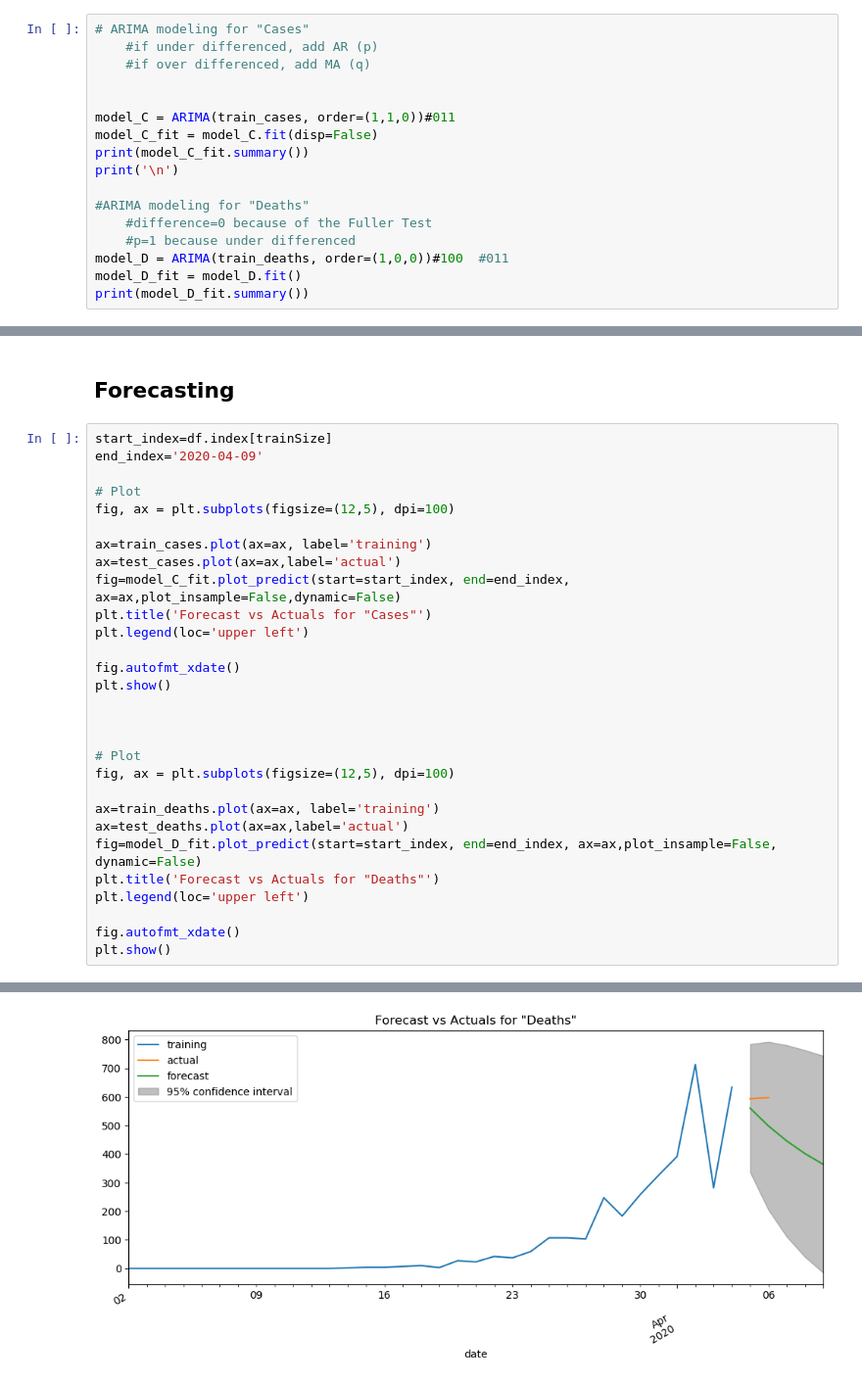
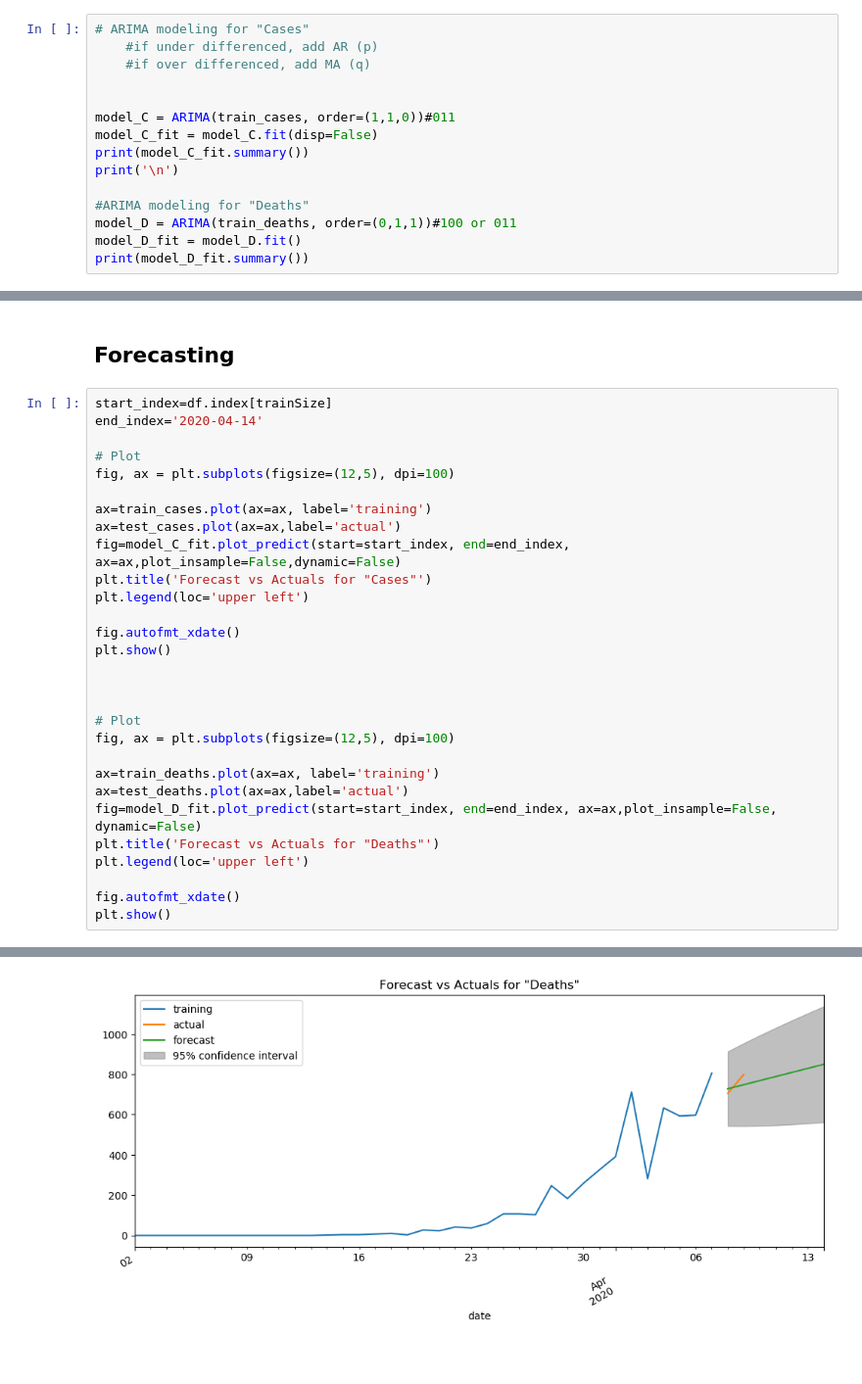
Before and after one commit to tlwang179/covid-19, a Jupyter notebook: Coronavirus_Time_Series.ipynb, the cells around one changed output, grey strips where cells are left out. Shown at 98% size. Drawn from its saved outputs; the diff is of its cells as text; blank space fills up the shorter version.

Commit message:
Update on time series forecast. Change ARIMA parameters for death: Change from stationary and underdifferenced to unstationary  (1st order diff) and overdifferenced

```diff
--- a/Coronavirus_Time_Series.ipynb
+++ b/Coronavirus_Time_Series.ipynb
@@ -131,9 +131,7 @@ print(model_C_fit.summary())
 print('\n')
 
 #ARIMA modeling for "Deaths"
-    #difference=0 because of the Fuller Test
-    #p=1 because under differenced
-model_D = ARIMA(train_deaths, order=(1,0,0))#100  #011
+model_D = ARIMA(train_deaths, order=(0,1,1))#100 or 011
 model_D_fit = model_D.fit()
 print(model_D_fit.summary())
 # %% [output]
@@ -171,7 +169,7 @@ plt.show()
 <h2>Forecasting</h2>
 # %%
 start_index=df.index[trainSize]
-end_index='2020-04-09'
+end_index='2020-04-14'
 
 # Plot
 fig, ax = plt.subplots(figsize=(12,5), dpi=100)
@@ -203 +201 @@ plt.show()
-[figure, old version]
+[figure, new version]
```
Also changed, not shown: parts of 6 cells of this notebook.
